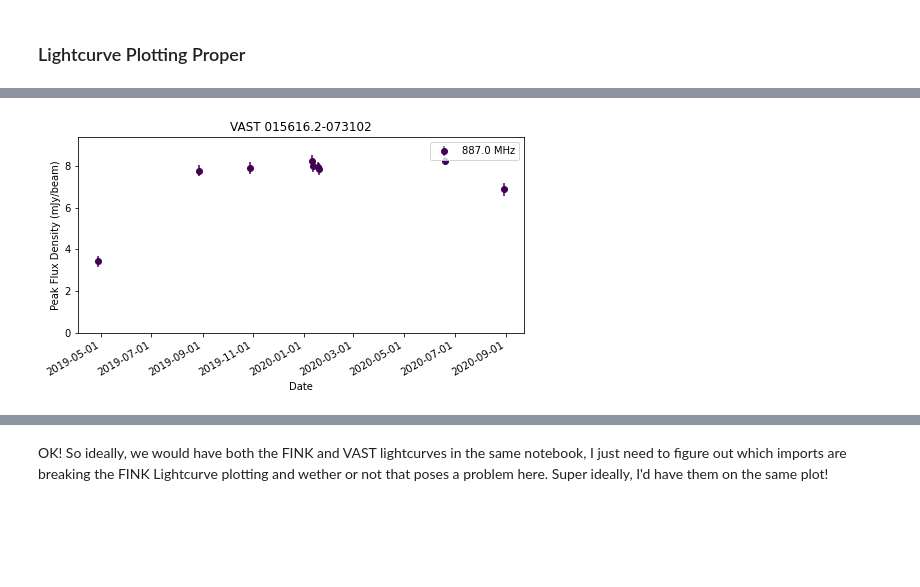
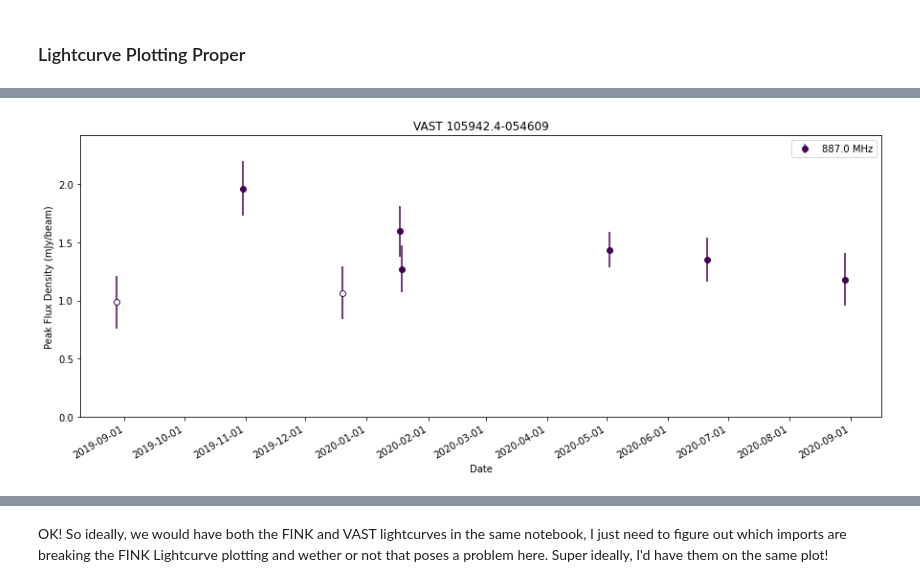
Before and after one commit to CallanG258/Project_VAST_FINK, a Jupyter notebook: VAST_Lightcurve_Plotting.ipynb, the cells around one changed output, grey strips where cells are left out. Drawn from its saved outputs; the diff is of its cells as text; code cells hidden in the pictures; blank space fills up the shorter version.

Commit message:
Searching through radio sources

```diff
--- a/VAST_Lightcurve_Plotting.ipynb
+++ b/VAST_Lightcurve_Plotting.ipynb
@@ -189,8 +171,8 @@ my_sources
 # %%
 #getting info from specific source
-star_source=my_run.get_source(3520508)
+star_source=my_run.get_source(3366267)
 # %%
 #plotting the light curve of that specific source
-star_source.plot_lightcurve()
+star_source.plot_lightcurve(figsize=(15,6))
 # %% [output]
-[figure, old version]
+[figure, new version]
```
Also changed, not shown: parts of 6 cells of this notebook.
